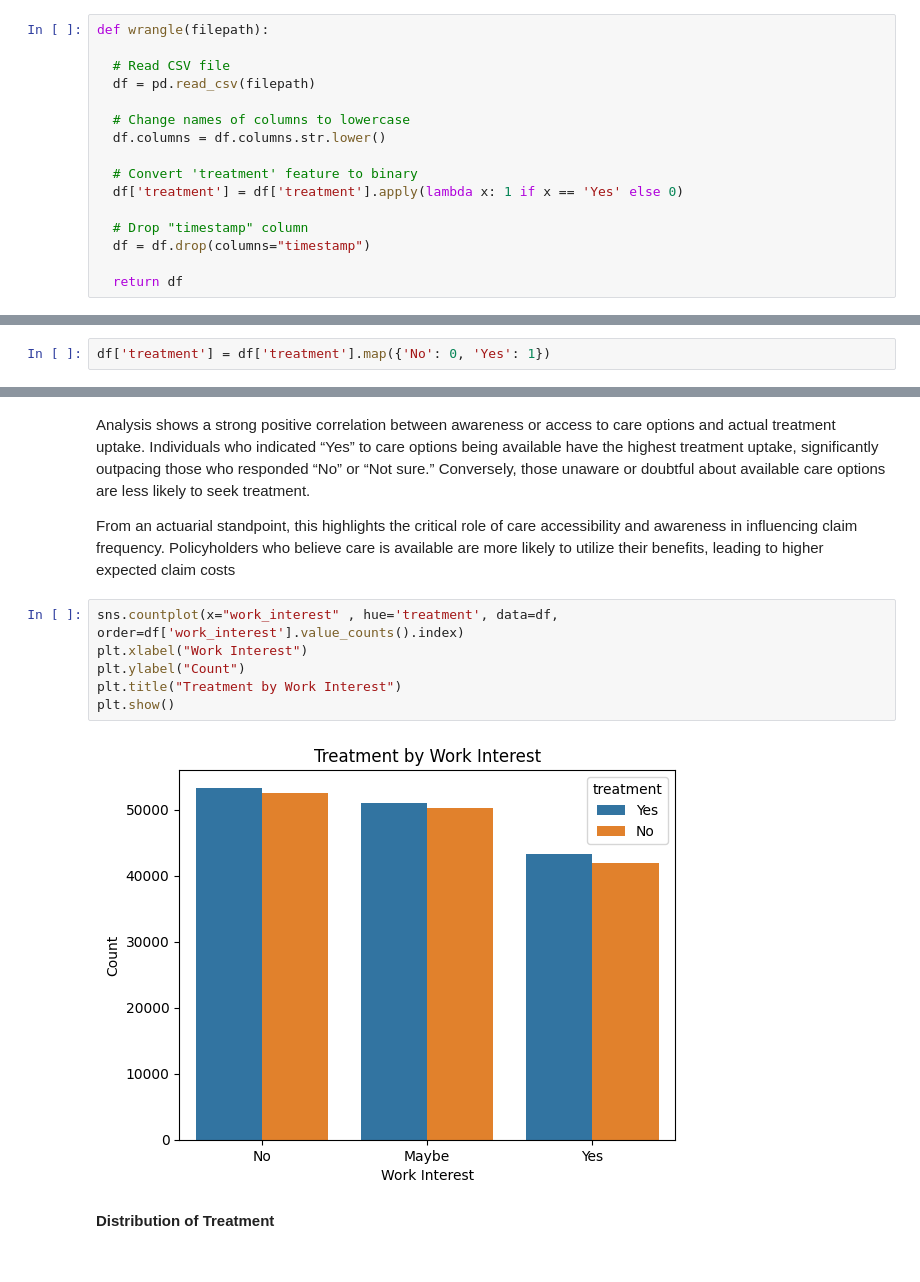
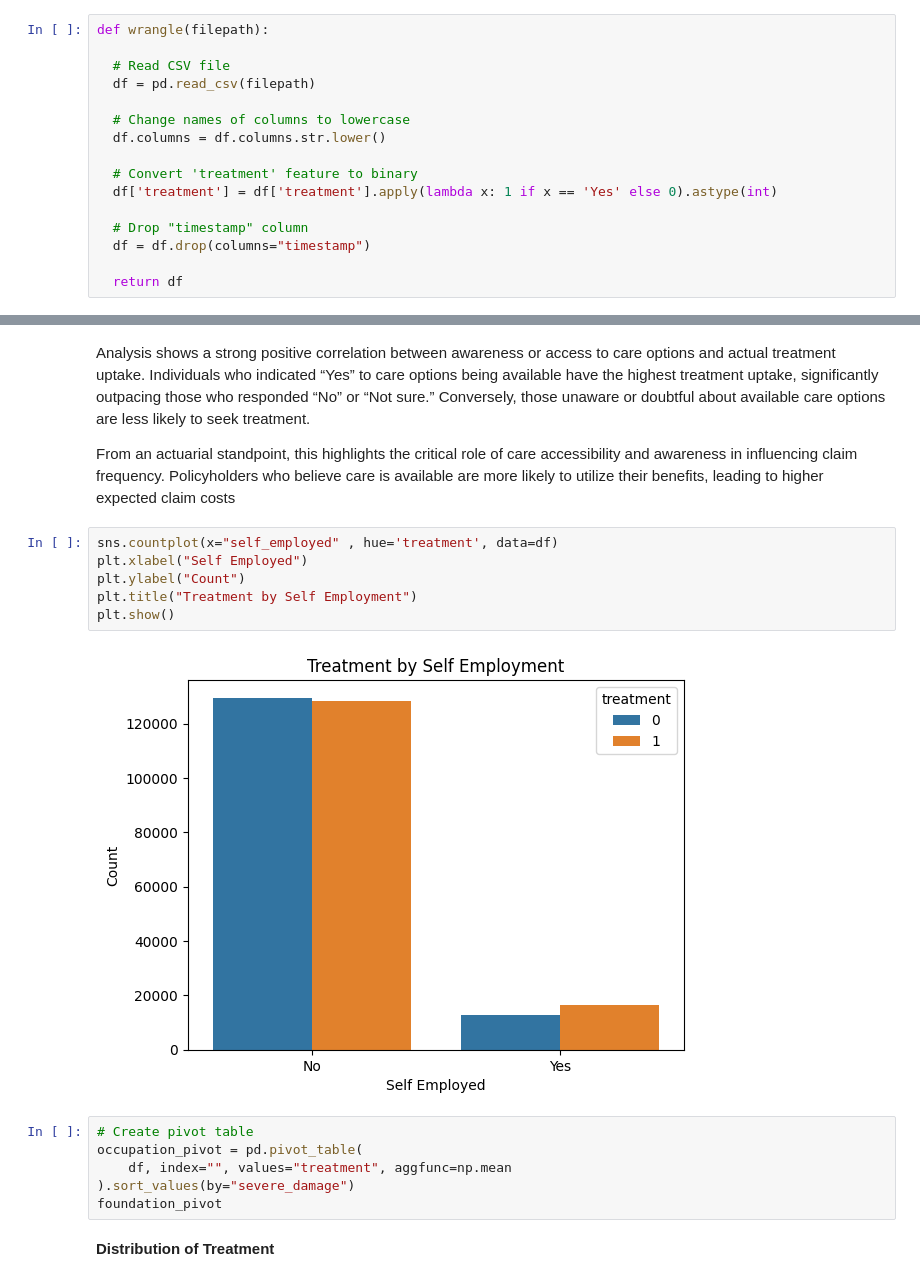
Before and after one commit to joseph-4640/mental-segmentation, a Jupyter notebook: mental.ipynb, the cells around one changed output, grey strips where cells are left out. Saved outputs shown, nothing was run; the diff lists cells and outputs as text.

```diff
--- a/mental.ipynb
+++ b/mental.ipynb
@@ -53,7 +54,7 @@ def wrangle(filepath):
   df.columns = df.columns.str.lower()
 
   # Convert 'treatment' feature to binary
-  df['treatment'] = df['treatment'].apply(lambda x: 1 if x == 'Yes' else 0)
+  df['treatment'] = df['treatment'].apply(lambda x: 1 if x == 'Yes' else 0).astype(int)
 
   # Drop "timestamp" column
   df = df.drop(columns="timestamp")
@@ -73,5 +74,3 @@ df.head()
 | 4 | Female | United States | Corporate | No | Yes | 1 | 1-14 days | Yes | ... |
 # %% [markdown]
 **INFORMATION ON OUR DATASET**
-# %%
-df['treatment'] = df['treatment'].map({'No': 0, 'Yes': 1})
@@ -156,13 +147,19 @@ Analysis shows a strong positive correlation between awareness or access to care
 
 From an actuarial standpoint, this highlights the critical role of care accessibility and awareness in influencing claim frequency. Policyholders who believe care is available are more likely to utilize their benefits, leading to higher expected claim costs
 # %%
-sns.countplot(x="work_interest" , hue='treatment', data=df, order=df['work_interest'].value_counts().index)
-plt.xlabel("Work Interest")
+sns.countplot(x="self_employed" , hue='treatment', data=df)
+plt.xlabel("Self Employed")
 plt.ylabel("Count")
-plt.title("Treatment by Work Interest")
+plt.title("Treatment by Self Employment")
 plt.show()
 # %% [output]
-[figure, old version]
+[figure, new version]
+# %%
+# Create pivot table
+occupation_pivot = pd.pivot_table(
+    df, index="", values="treatment", aggfunc=np.mean
+).sort_values(by="severe_damage")
+foundation_pivot
 # %% [markdown]
 **Distribution of Treatment**
 # %%
```
Also changed, not shown: parts of 10 cells of this notebook.
